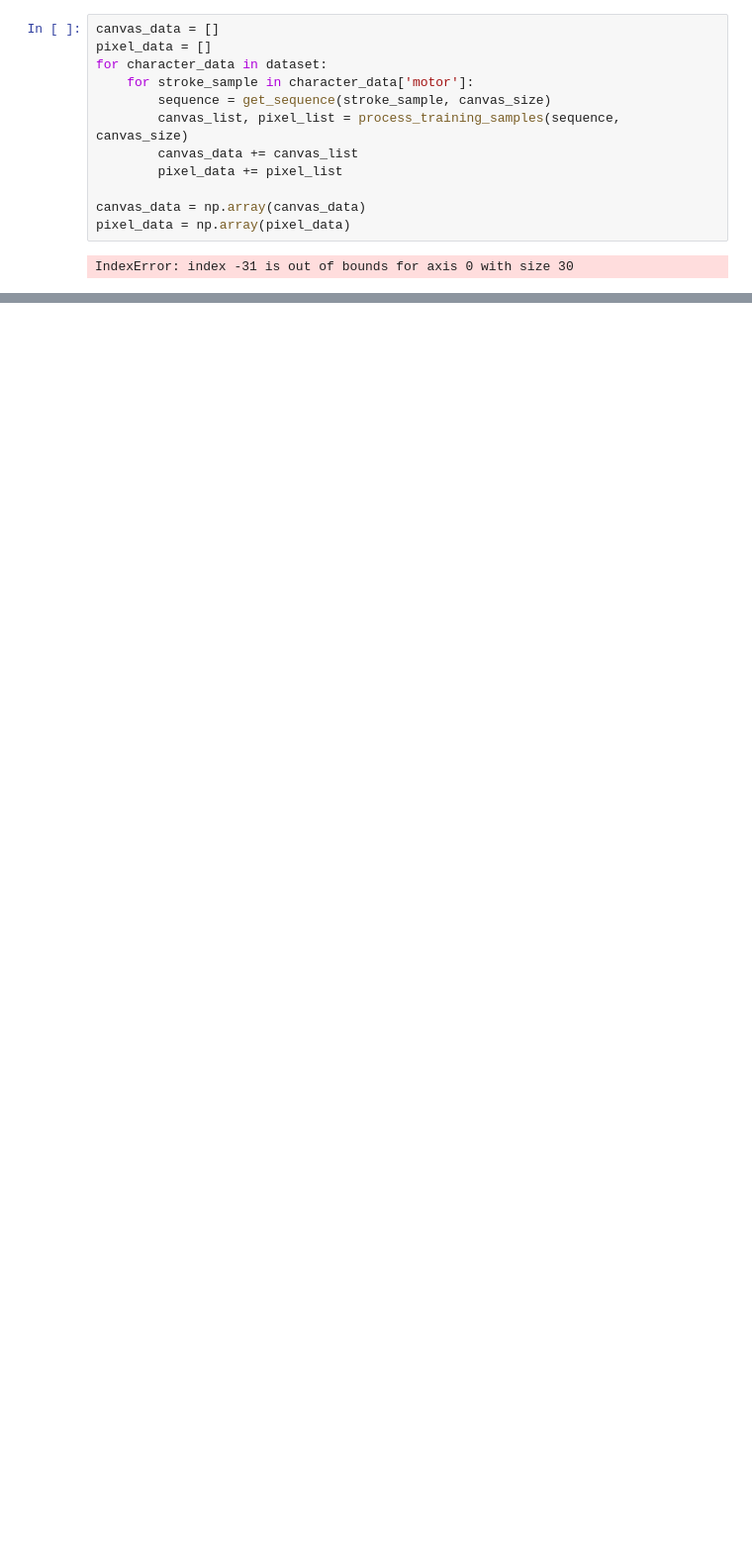
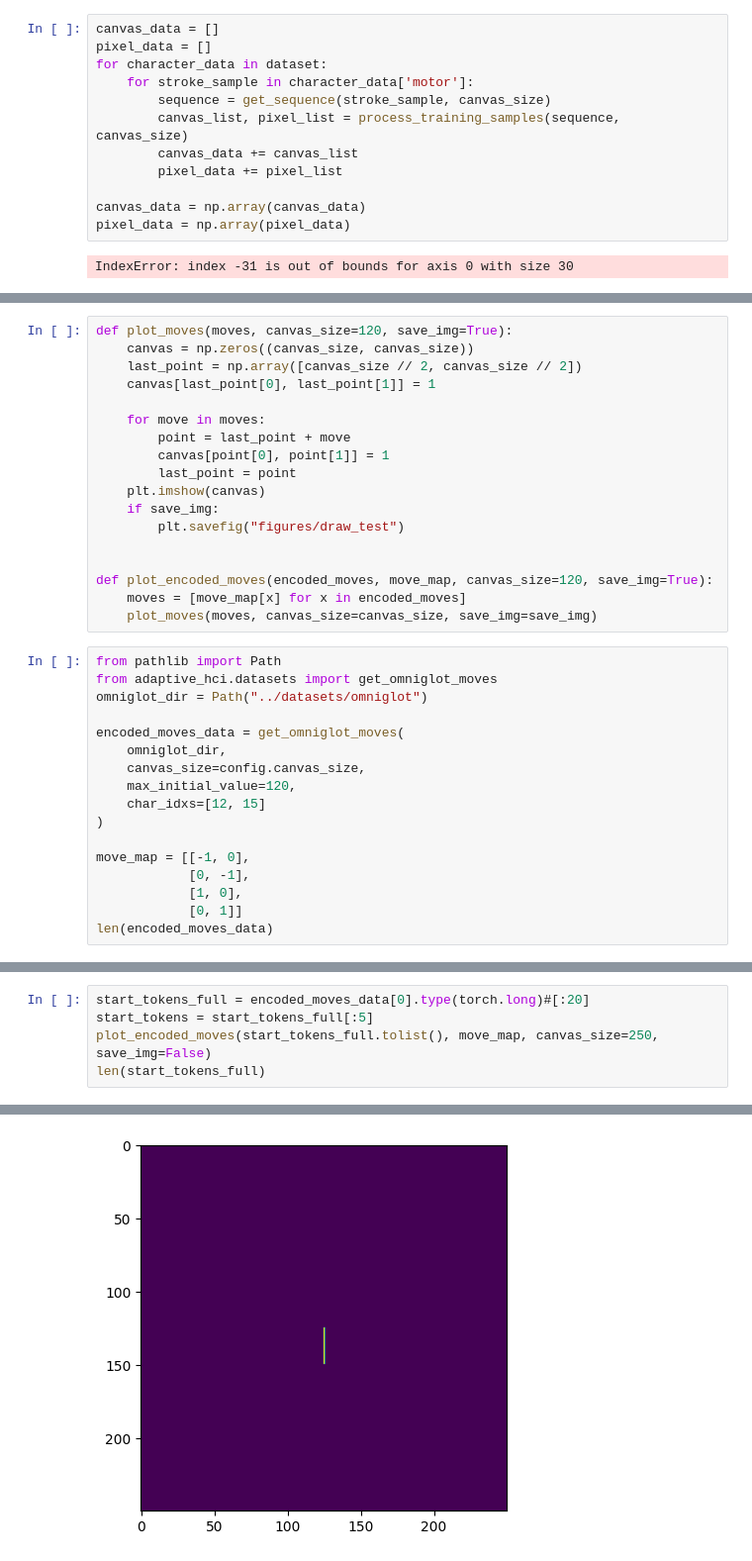
Before and after one commit to KilianFt/Adaptive-HCI, a Jupyter notebook: notebooks/omniglot_exploration.ipynb, the cells around one changed output, grey strips where cells are left out. Shown at 99% size. Saved outputs shown, nothing was run; the diff lists cells and outputs as text; blank space fills up the shorter version.

```diff
--- a/notebooks/omniglot_exploration.ipynb
+++ b/notebooks/omniglot_exploration.ipynb
@@ -247,0 +240,35 @@ pixel
+# %%
+def plot_moves(moves, canvas_size=120, save_img=True):
+    canvas = np.zeros((canvas_size, canvas_size))
+    last_point = np.array([canvas_size // 2, canvas_size // 2])
+    canvas[last_point[0], last_point[1]] = 1
+
+    for move in moves:
+        point = last_point + move
+        canvas[point[0], point[1]] = 1
+        last_point = point
+    plt.imshow(canvas)
+    if save_img:
+        plt.savefig("figures/draw_test")
+
+
+def plot_encoded_moves(encoded_moves, move_map, canvas_size=120, save_img=True):
+    moves = [move_map[x] for x in encoded_moves]
+    plot_moves(moves, canvas_size=canvas_size, save_img=save_img)
+# %%
+from pathlib import Path
+from adaptive_hci.datasets import get_omniglot_moves
+omniglot_dir = Path("../datasets/omniglot")
+
+encoded_moves_data = get_omniglot_moves(
+    omniglot_dir,
+    canvas_size=config.canvas_size,
+    max_initial_value=120,
+    char_idxs=[12, 15]
+)
+
+move_map = [[-1, 0],
+            [0, -1],
+            [1, 0],
+            [0, 1]]
+len(encoded_moves_data)
@@ -247,0 +279,6 @@ pixel
+# %%
+start_tokens_full = encoded_moves_data[0].type(torch.long)#[:20]
+start_tokens = start_tokens_full[:5]
+plot_encoded_moves(start_tokens_full.tolist(), move_map, canvas_size=250, save_img=False)
+len(start_tokens_full)
+# %% [output]
@@ -247,0 +286 @@ pixel
+[figure, added]
```
Also changed, not shown: parts of 14 cells of this notebook, 6 other files.
